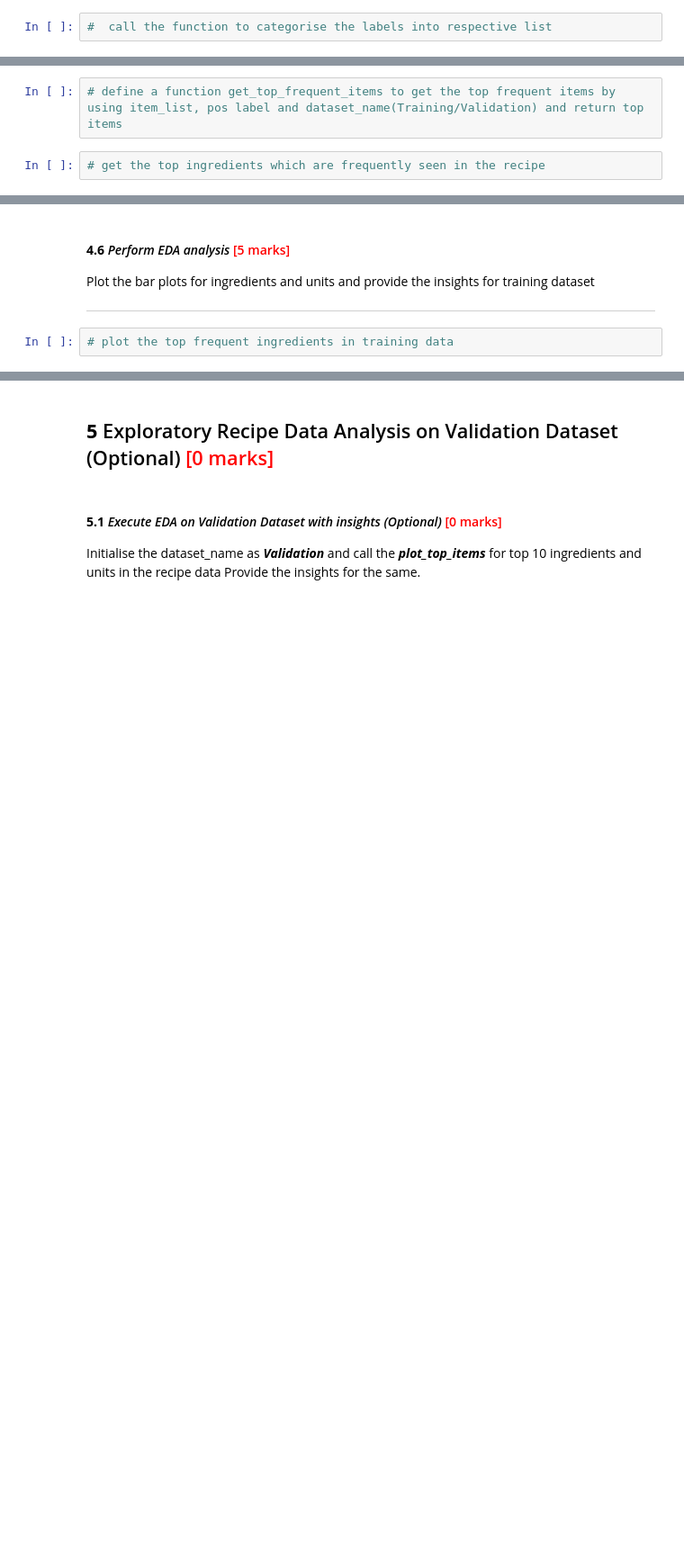
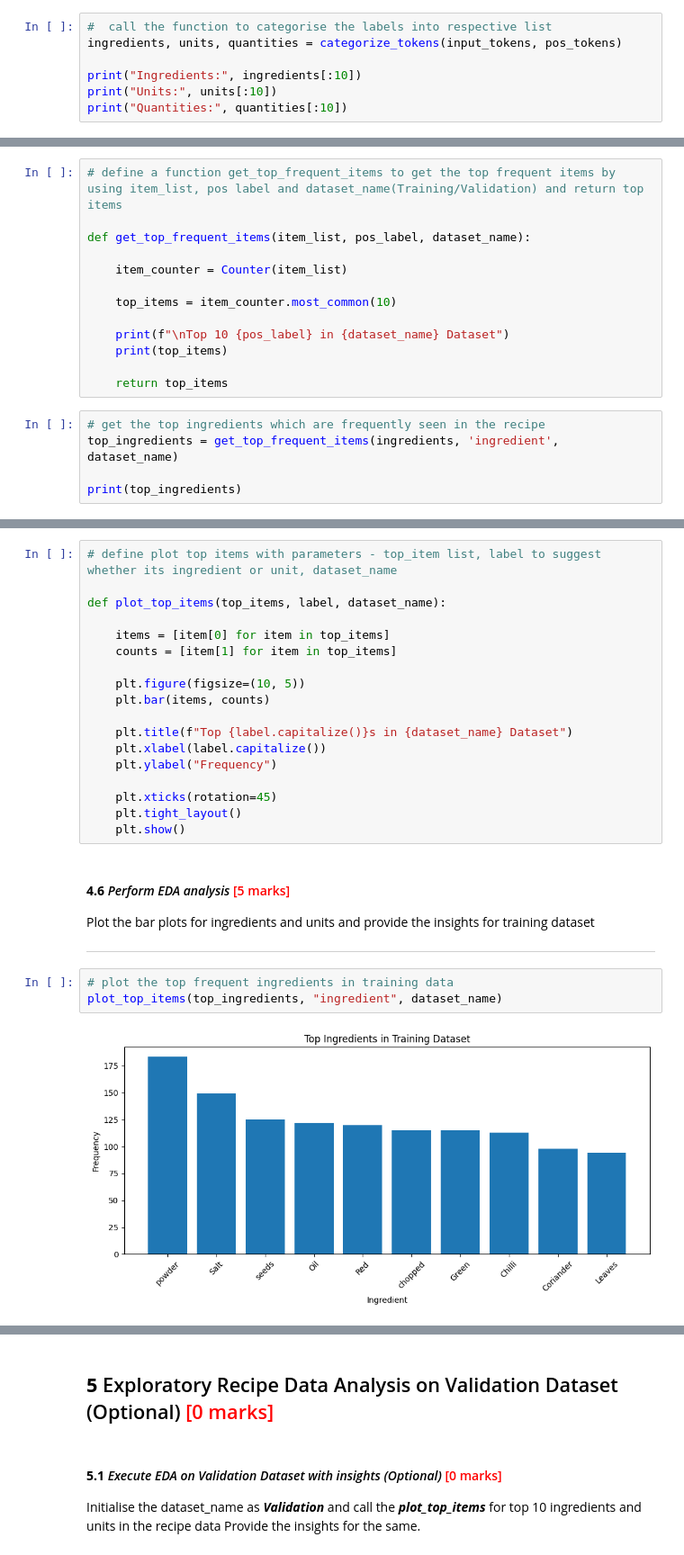
Before and after one commit to nishantab95/ingredients-assignments, a Jupyter notebook: Identifying_Key_Entities_Recipe_Data_Starter.ipynb, the cells around one changed output, grey strips where cells are left out. Shown at 90% size. Saved outputs shown, nothing was run; the diff lists cells and outputs as text; blank space fills up the shorter version.

```diff
--- a/Identifying_Key_Entities_Recipe_Data_Starter.ipynb
+++ b/Identifying_Key_Entities_Recipe_Data_Starter.ipynb
@@ -275,2 +368,7 @@ Define a function ***categorize_tokens*** to categorise tokens into ingredients,
 # %%
 #  call the function to categorise the labels into respective list
+ingredients, units, quantities = categorize_tokens(input_tokens, pos_tokens)
+
+print("Ingredients:", ingredients[:10])
+print("Units:", units[:10])
+print("Quantities:", quantities[:10])
@@ -284,5 +386,19 @@ Here, item_list is used as a general parameter where you will call this function
 Execute this function separately for top 10 most units and ingredients
 # %%
 # define a function get_top_frequent_items to get the top frequent items by using item_list, pos label and dataset_name(Training/Validation) and return top items
+
+def get_top_frequent_items(item_list, pos_label, dataset_name):
+
+    item_counter = Counter(item_list)
+
+    top_items = item_counter.most_common(10)
+
+    print(f"\nTop 10 {pos_label} in {dataset_name} Dataset")
+    print(top_items)
+
+    return top_items
 # %%
 # get the top ingredients which are frequently seen in the recipe
+top_ingredients = get_top_frequent_items(ingredients, 'ingredient', dataset_name)
+
+print(top_ingredients)
@@ -299,3 +425,21 @@ Here, item_list is used as a general parameter where you will call this function
+# %%
+# define plot top items with parameters - top_item list, label to suggest whether its ingredient or unit, dataset_name
+
+def plot_top_items(top_items, label, dataset_name):
+
+    items = [item[0] for item in top_items]
+    counts = [item[1] for item in top_items]
+
+    plt.figure(figsize=(10, 5))
+    plt.bar(items, counts)
+
+    plt.title(f"Top {label.capitalize()}s in {dataset_name} Dataset")
+    plt.xlabel(label.capitalize())
+    plt.ylabel("Frequency")
+
+    plt.xticks(rotation=45)
+    plt.tight_layout()
+    plt.show()
 # %% [markdown]
 #### **4.6** *Perform EDA analysis* <font color = red>[5 marks]</font> <br>
 
@@ -304,5 +448,8 @@ Plot the bar plots for ingredients and units and provide the insights for traini
 ---
 # %%
 # plot the top frequent ingredients in training data
+plot_top_items(top_ingredients, "ingredient", dataset_name)
+# %% [output]
+[figure, added]
 # %%
 # plot the top frequent units in training data
```
Also changed, not shown: parts of 39 cells of this notebook.
